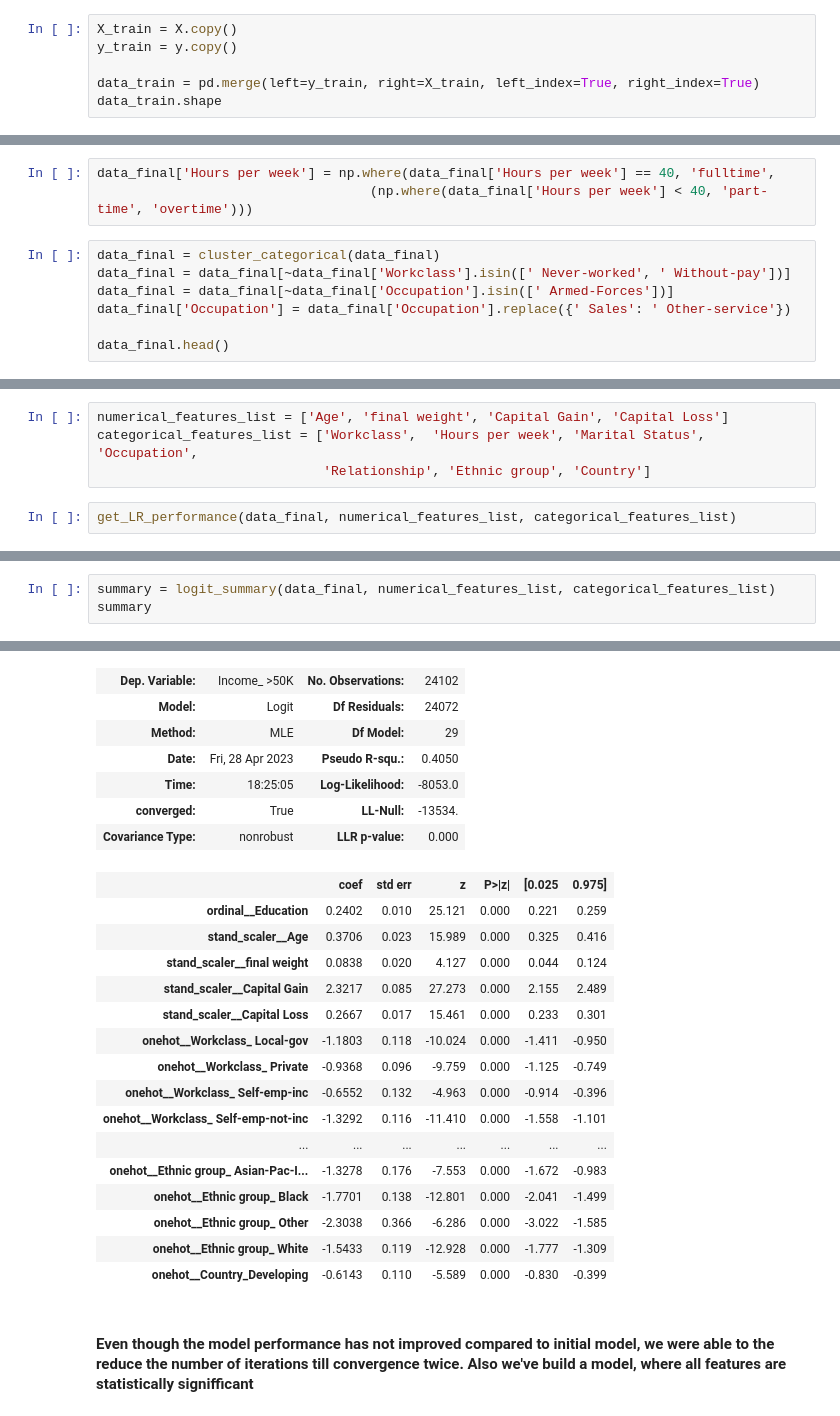
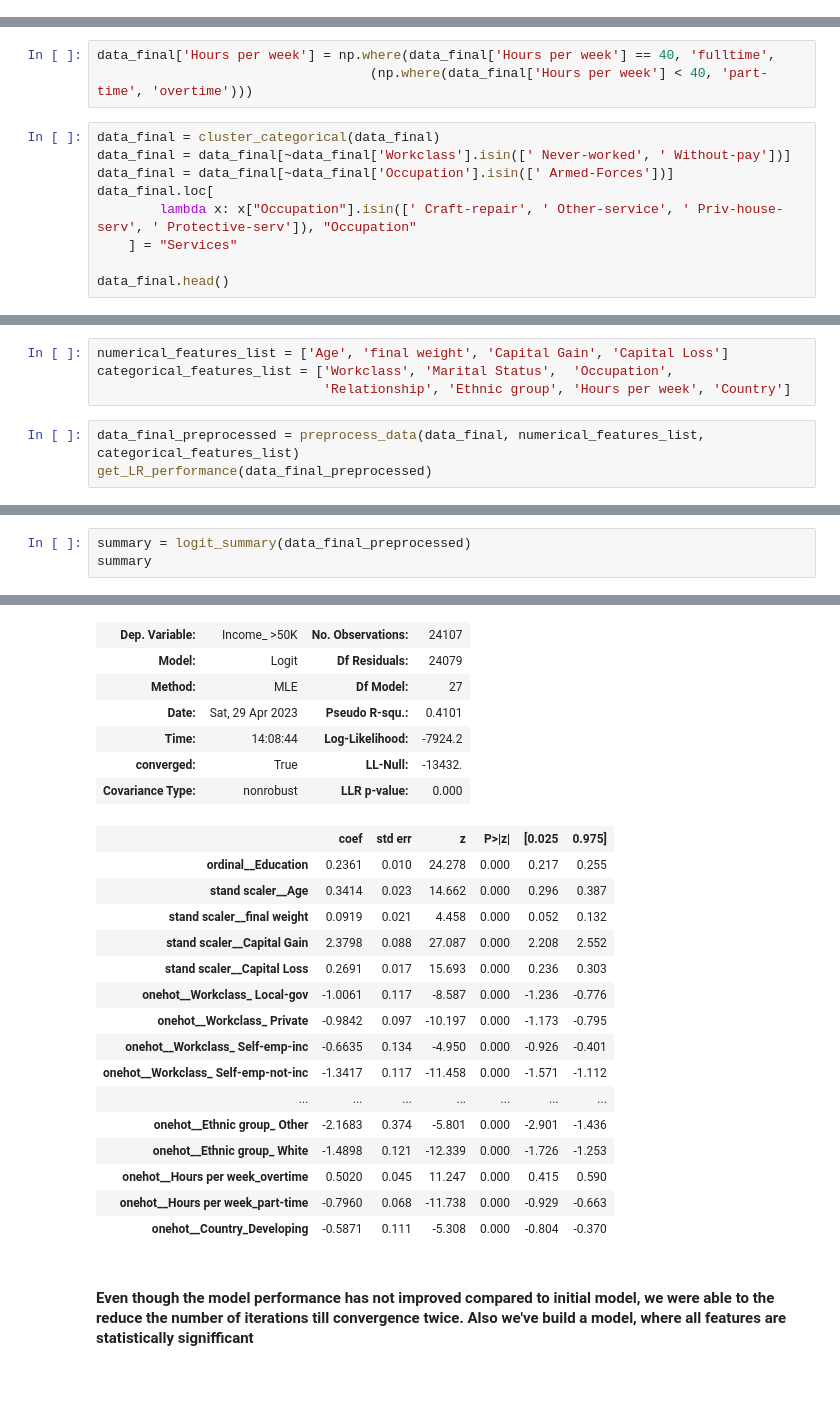
Before and after one commit to nadiia-duiunova/Adults_pet_project, a Jupyter notebook: Logistic regression.ipynb, the cells around one changed output, grey strips where cells are left out. Saved outputs shown, nothing was run; the diff lists cells and outputs as text; blank space fills up the shorter version.

```diff
--- a/Logistic regression.ipynb
+++ b/Logistic regression.ipynb
@@ -84,6 +81,0 @@ First, all variables have to be transformed to numerical format to feed them to
-# %%
-X_train = X.copy()
-y_train = y.copy()
-
-data_train = pd.merge(left=y_train, right=X_train, left_index=True, right_index=True)
-data_train.shape
@@ -730,7 +696,9 @@ data_final['Hours per week'] = np.where(data_final['Hours per week'] == 40, 'ful
 data_final = cluster_categorical(data_final)
 data_final = data_final[~data_final['Workclass'].isin([' Never-worked', ' Without-pay'])]
 data_final = data_final[~data_final['Occupation'].isin([' Armed-Forces'])]
-data_final['Occupation'] = data_final['Occupation'].replace({' Sales': ' Other-service'})
+data_final.loc[
+        lambda x: x["Occupation"].isin([' Craft-repair', ' Other-service', ' Priv-house-serv', ' Protective-serv']), "Occupation"
+    ] = "Services"
 
 data_final.head()
 # %% [output]
@@ -743,7 +711,8 @@ data_final.head()
 # %%
 numerical_features_list = ['Age', 'final weight', 'Capital Gain', 'Capital Loss']
-categorical_features_list = ['Workclass',  'Hours per week', 'Marital Status',  'Occupation',
-                             'Relationship', 'Ethnic group', 'Country']
+categorical_features_list = ['Workclass', 'Marital Status',  'Occupation',
+                             'Relationship', 'Ethnic group', 'Hours per week', 'Country']
 # %%
-get_LR_performance(data_final, numerical_features_list, categorical_features_list)
+data_final_preprocessed = preprocess_data(data_final, numerical_features_list, categorical_features_list)
+get_LR_performance(data_final_preprocessed)
 # %% [output]
@@ -759,5 +728,5 @@ weighted avg       0.84      0.85      0.84     24102
 # %%
-summary = logit_summary(data_final, numerical_features_list, categorical_features_list)
+summary = logit_summary(data_final_preprocessed)
 summary
 # %% [output]
 Optimization terminated successfully    (Exit mode 0)
@@ -768,27 +737,27 @@ Optimization terminated successfully    (Exit mode 0)
 Logit Regression Results
-| Dep. Variable: | Income_ >50K | No. Observations: | 24102 |
-| Model: | Logit | Df Residuals: | 24072 |
-| Method: | MLE | Df Model: | 29 |
-| Date: | Fri, 28 Apr 2023 | Pseudo R-squ.: | 0.4050 |
-| Time: | 18:25:05 | Log-Likelihood: | -8053.0 |
-| converged: | True | LL-Null: | -13534. |
+| Dep. Variable: | Income_ >50K | No. Observations: | 24107 |
+| Model: | Logit | Df Residuals: | 24079 |
+| Method: | MLE | Df Model: | 27 |
+| Date: | Sat, 29 Apr 2023 | Pseudo R-squ.: | 0.4101 |
+| Time: | 14:08:44 | Log-Likelihood: | -7924.2 |
+| converged: | True | LL-Null: | -13432. |
 | Covariance Type: | nonrobust | LLR p-value: | 0.000 |
 |  | coef | std err | z | P>|z| | [0.025 | 0.975] |
-| ordinal__Education | 0.2402 | 0.010 | 25.121 | 0.000 | 0.221 | 0.259 |
-| stand_scaler__Age | 0.3706 | 0.023 | 15.989 | 0.000 | 0.325 | 0.416 |
-| stand_scaler__final weight | 0.0838 | 0.020 | 4.127 | 0.000 | 0.044 | 0.124 |
-| stand_scaler__Capital Gain | 2.3217 | 0.085 | 27.273 | 0.000 | 2.155 | 2.489 |
-| stand_scaler__Capital Loss | 0.2667 | 0.017 | 15.461 | 0.000 | 0.233 | 0.301 |
-| onehot__Workclass_ Local-gov | -1.1803 | 0.118 | -10.024 | 0.000 | -1.411 | -0.950 |
-| onehot__Workclass_ Private | -0.9368 | 0.096 | -9.759 | 0.000 | -1.125 | -0.749 |
-| onehot__Workclass_ Self-emp-inc | -0.6552 | 0.132 | -4.963 | 0.000 | -0.914 | -0.396 |
-| onehot__Workclass_ Self-emp-not-inc | -1.3292 | 0.116 | -11.410 | 0.000 | -1.558 | -1.101 |
+| ordinal__Education | 0.2361 | 0.010 | 24.278 | 0.000 | 0.217 | 0.255 |
+| stand scaler__Age | 0.3414 | 0.023 | 14.662 | 0.000 | 0.296 | 0.387 |
+| stand scaler__final weight | 0.0919 | 0.021 | 4.458 | 0.000 | 0.052 | 0.132 |
+| stand scaler__Capital Gain | 2.3798 | 0.088 | 27.087 | 0.000 | 2.208 | 2.552 |
+| stand scaler__Capital Loss | 0.2691 | 0.017 | 15.693 | 0.000 | 0.236 | 0.303 |
+| onehot__Workclass_ Local-gov | -1.0061 | 0.117 | -8.587 | 0.000 | -1.236 | -0.776 |
+| onehot__Workclass_ Private | -0.9842 | 0.097 | -10.197 | 0.000 | -1.173 | -0.795 |
+| onehot__Workclass_ Self-emp-inc | -0.6635 | 0.134 | -4.950 | 0.000 | -0.926 | -0.401 |
+| onehot__Workclass_ Self-emp-not-inc | -1.3417 | 0.117 | -11.458 | 0.000 | -1.571 | -1.112 |
 | ... | ... | ... | ... | ... | ... | ... |
-| onehot__Ethnic group_ Asian-Pac-I... | -1.3278 | 0.176 | -7.553 | 0.000 | -1.672 | -0.983 |
-| onehot__Ethnic group_ Black | -1.7701 | 0.138 | -12.801 | 0.000 | -2.041 | -1.499 |
-| onehot__Ethnic group_ Other | -2.3038 | 0.366 | -6.286 | 0.000 | -3.022 | -1.585 |
-| onehot__Ethnic group_ White | -1.5433 | 0.119 | -12.928 | 0.000 | -1.777 | -1.309 |
-| onehot__Country_Developing | -0.6143 | 0.110 | -5.589 | 0.000 | -0.830 | -0.399 |
+| onehot__Ethnic group_ Other | -2.1683 | 0.374 | -5.801 | 0.000 | -2.901 | -1.436 |
+| onehot__Ethnic group_ White | -1.4898 | 0.121 | -12.339 | 0.000 | -1.726 | -1.253 |
+| onehot__Hours per week_overtime | 0.5020 | 0.045 | 11.247 | 0.000 | 0.415 | 0.590 |
+| onehot__Hours per week_part-time | -0.7960 | 0.068 | -11.738 | 0.000 | -0.929 | -0.663 |
+| onehot__Country_Developing | -0.5871 | 0.111 | -5.308 | 0.000 | -0.804 | -0.370 |
 # %% [markdown]
 #### Even though the model performance has not improved compared to initial model, we were able to the reduce the number of iterations till convergence twice. Also we've build a model, where all features are statistically signifficant
 # %% [markdown]
```
Also changed, not shown: parts of 50 cells of this notebook.
